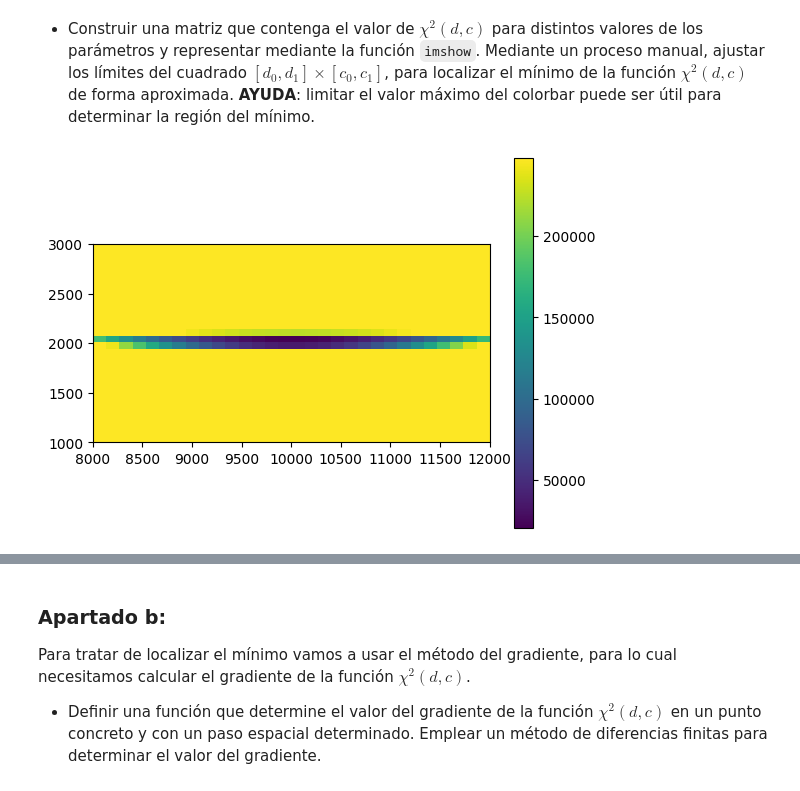
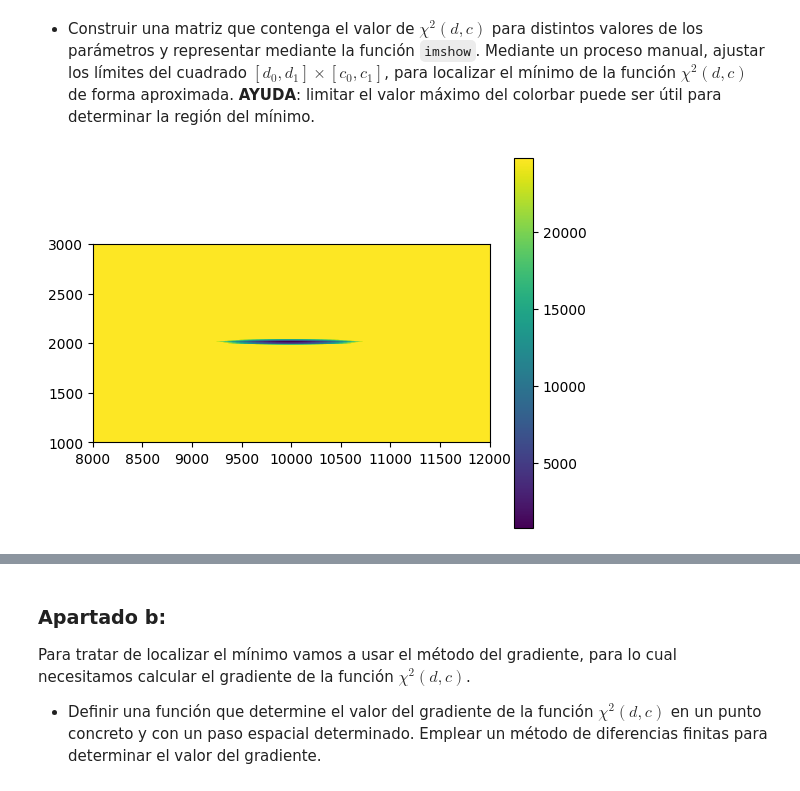
Before and after one commit to guillediaaazz/fiscomp-practices, a Jupyter notebook: war-problem-enunciados.ipynb, the cells around one changed output, grey strips where cells are left out. Saved outputs shown, nothing was run; the diff lists cells and outputs as text; code cells hidden in the pictures.

```diff
--- a/war-problem-enunciados.ipynb
+++ b/war-problem-enunciados.ipynb
@@ -29,7 +29,8 @@ donde el índice $i$ hace referencia a los datos del archivo `shots.txt`. Defini
 - Leer los datos contenidos en el fichero `shots.txt` y representar en el plano los puntos de impacto.
 # %%
 # Librerias
-from numpy import cos, sin, radians, sqrt, linspace, zeros, loadtxt
+from numpy import cos, sin, radians, sqrt, linspace, zeros, loadtxt, array, ndarray
+from numpy.linalg import norm
 from math import pi
 from pylab import imshow, scatter, axis, show, xlabel, ylabel, title, colorbar
 
@@ -63,7 +64,7 @@ def chiSquared(shotsX, shotsY, d, c):
 def createChiMatrix(shotsX, shotsY, d0, d1, c0, c1, N):
     # limites de los parametros d y c
     dLinspace = linspace(d0, d1, N)
-    cLinspace = linspace(c0, c1, N)
+    cLinspace = linspace(c1, c0, N)
     chiMatrix = zeros([dLinspace.size, cLinspace.size]) # NOTE (MQ): no es esto equivalente a poner zeros([N,N])?
     for i in range(dLinspace.size): # NOTE (MQ): y lo mismo para aquí con range(N)
         for j in range(cLinspace.size):
@@ -103,17 +104,18 @@ show()
 # %% [markdown]
 - Construir una matriz que contenga el valor de $\chi^2(d,c)$ para distintos valores de los parámetros y representar mediante la función `imshow`. Mediante un proceso manual, ajustar los límites del cuadrado $[d_0,d_1]\times[c_0,c_1]$, para localizar el mínimo de la función $\chi^2(d,c)$ de forma aproximada. **AYUDA**: limitar el valor máximo del colorbar puede ser útil para determinar la región del mínimo.
 # %%
-N = 30
+N = 100
 d0, d1 = 8000, 12000
 c0, c1 = 1000, 3000
 
 chiMatrix = createChiMatrix(shotsX, shotsY, d0, d1, c0, c1, N)
 
 # print(chiMatrix)
 
-umbral = 1e-2
+umbral = 1e-3
 imshow(chiMatrix, extent=[d0, d1, c0, c1], vmax=umbral*chiMatrix.max((0,1)))
+# imshow(chiMatrix/chiMatrix.max((0,1)), extent=[d0, d1, c0, c1], vmax=1)
 colorbar()
 show()
 # %% [output]
-[figure, old version]
+[figure, new version]
```
Also changed, not shown: parts of 5 cells of this notebook.
